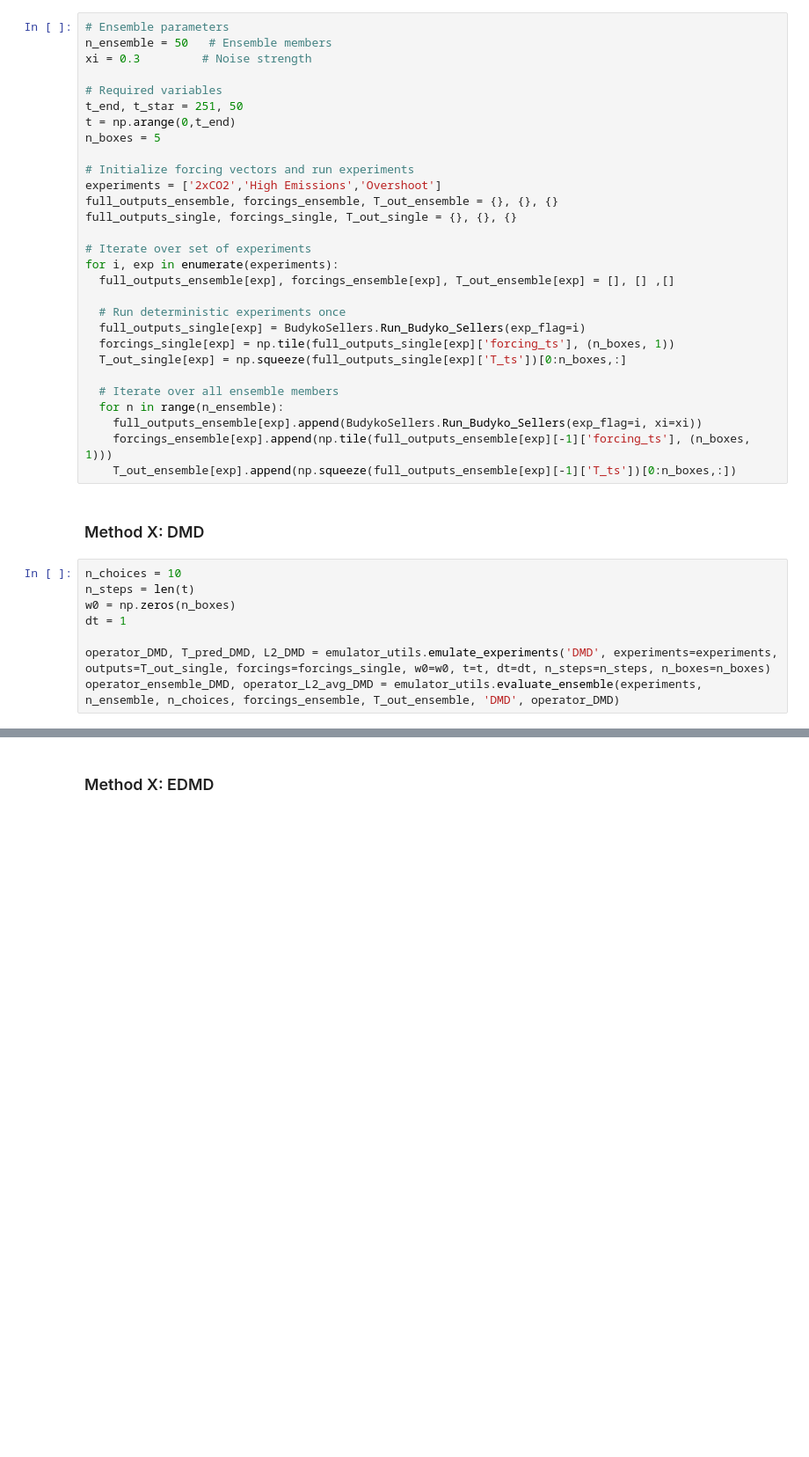
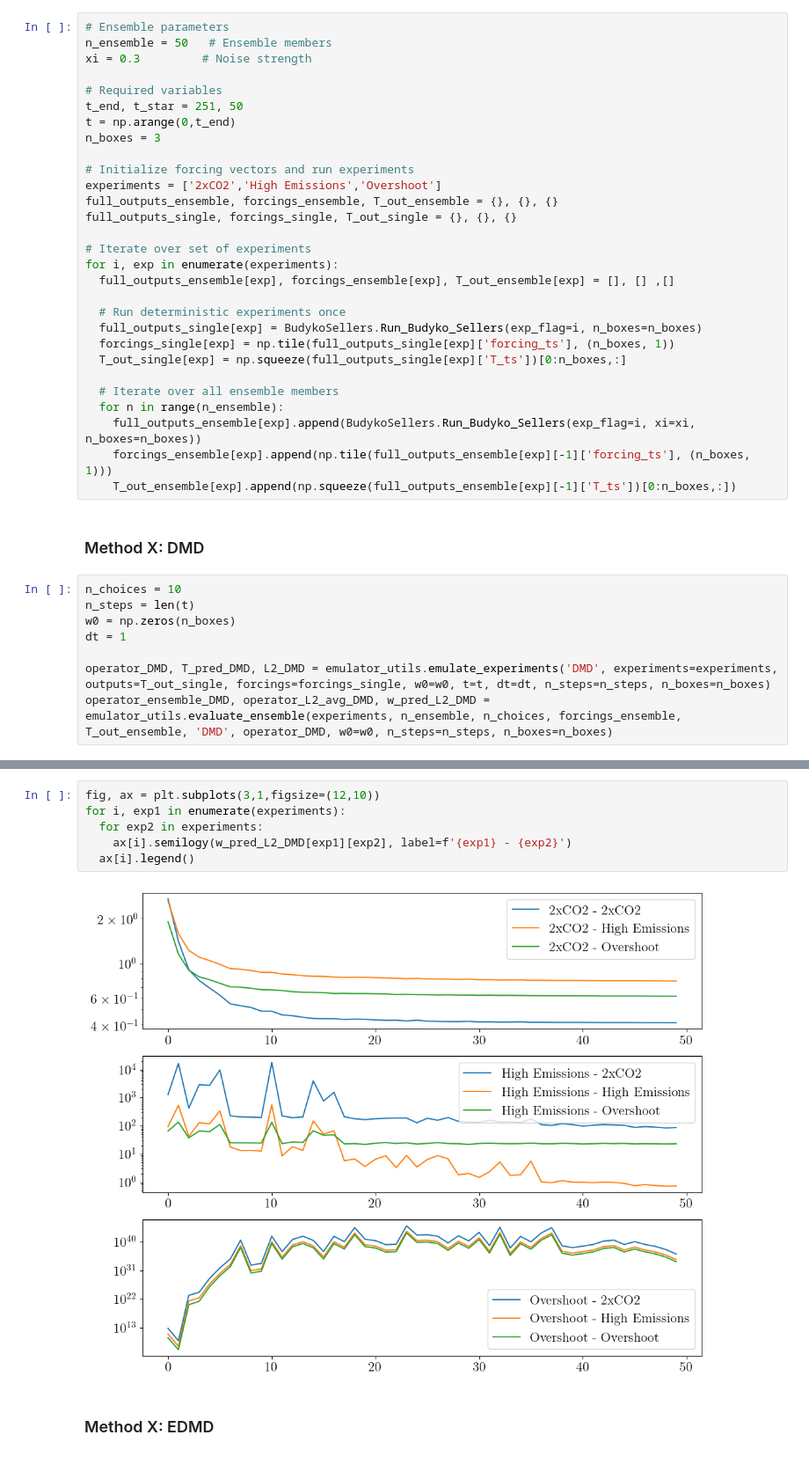
Before and after one commit to cbwomack/SCM_Emulators, a Jupyter notebook: exp1b_uncoup.ipynb, the cells around one changed output, grey strips where cells are left out. Shown at 88% size. Saved outputs shown, nothing was run; the diff lists cells and outputs as text; blank space fills up the shorter version.

```diff
--- a/exp1b_uncoup.ipynb
+++ b/exp1b_uncoup.ipynb
@@ -33,7 +33,7 @@ xi = 0.3         # Noise strength
 # Required variables
 t_end, t_star = 251, 50
 t = np.arange(0,t_end)
-n_boxes = 5
+n_boxes = 3
 
 # Initialize forcing vectors and run experiments
 experiments = ['2xCO2','High Emissions','Overshoot']
@@ -45,13 +45,13 @@ for i, exp in enumerate(experiments):
   full_outputs_ensemble[exp], forcings_ensemble[exp], T_out_ensemble[exp] = [], [] ,[]
 
   # Run deterministic experiments once
-  full_outputs_single[exp] = BudykoSellers.Run_Budyko_Sellers(exp_flag=i)
+  full_outputs_single[exp] = BudykoSellers.Run_Budyko_Sellers(exp_flag=i, n_boxes=n_boxes)
   forcings_single[exp] = np.tile(full_outputs_single[exp]['forcing_ts'], (n_boxes, 1))
   T_out_single[exp] = np.squeeze(full_outputs_single[exp]['T_ts'])[0:n_boxes,:]
 
   # Iterate over all ensemble members
   for n in range(n_ensemble):
-    full_outputs_ensemble[exp].append(BudykoSellers.Run_Budyko_Sellers(exp_flag=i, xi=xi))
+    full_outputs_ensemble[exp].append(BudykoSellers.Run_Budyko_Sellers(exp_flag=i, xi=xi, n_boxes=n_boxes))
     forcings_ensemble[exp].append(np.tile(full_outputs_ensemble[exp][-1]['forcing_ts'], (n_boxes, 1)))
     T_out_ensemble[exp].append(np.squeeze(full_outputs_ensemble[exp][-1]['T_ts'])[0:n_boxes,:])
 # %% [markdown]
@@ -63,6 +63,6 @@ w0 = np.zeros(n_boxes)
 dt = 1
 
 operator_DMD, T_pred_DMD, L2_DMD = emulator_utils.emulate_experiments('DMD', experiments=experiments, outputs=T_out_single, forcings=forcings_single, w0=w0, t=t, dt=dt, n_steps=n_steps, n_boxes=n_boxes)
-operator_ensemble_DMD, operator_L2_avg_DMD = emulator_utils.evaluate_ensemble(experiments, n_ensemble, n_choices, forcings_ensemble, T_out_ensemble, 'DMD', operator_DMD)
+operator_ensemble_DMD, operator_L2_avg_DMD, w_pred_L2_DMD = emulator_utils.evaluate_ensemble(experiments, n_ensemble, n_choices, forcings_ensemble, T_out_ensemble, 'DMD', operator_DMD, w0=w0, n_steps=n_steps, n_boxes=n_boxes)
 # %% [output]
 Train: 2xCO2 - L2 Error
@@ -87,3 +80,11 @@ plt.legend()
+# %%
+fig, ax = plt.subplots(3,1,figsize=(12,10))
+for i, exp1 in enumerate(experiments):
+  for exp2 in experiments:
+    ax[i].semilogy(w_pred_L2_DMD[exp1][exp2], label=f'{exp1} - {exp2}')
+  ax[i].legend()
+# %% [output]
+[figure, added]
 # %% [markdown]
 ### Method X: EDMD
 # %%
```
Also changed, not shown: parts of 15 cells of this notebook, 11 other files.
